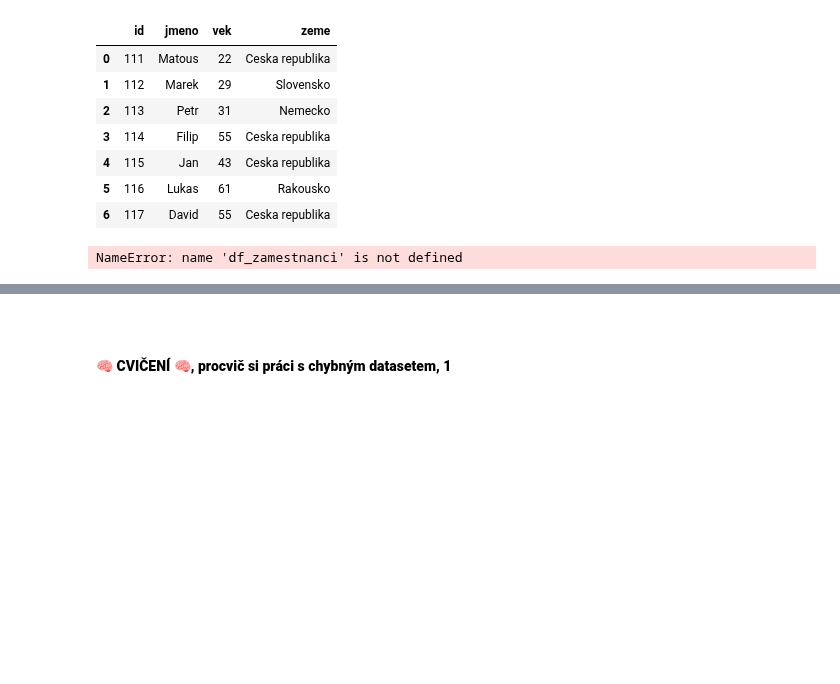
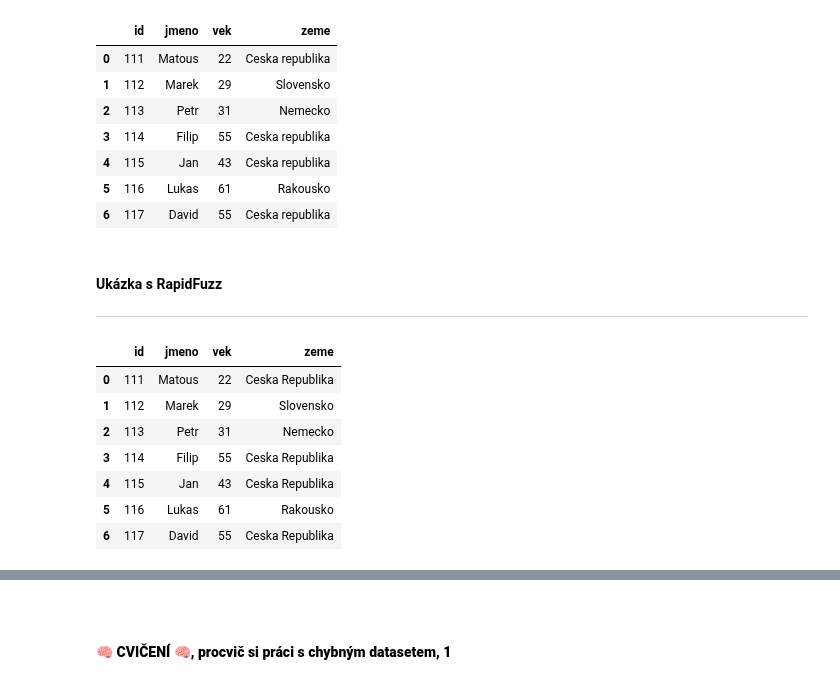
Before and after one commit to Bralor/python-data-2024, a Jupyter notebook: shared/notebooks/lesson05_eop.ipynb, the cells around one changed output, grey strips where cells are left out. Saved outputs shown, nothing was run; the diff lists cells and outputs as text; code cells hidden in the pictures; blank space fills up the shorter version.

```diff
--- a/shared/notebooks/lesson05_eop.ipynb
+++ b/shared/notebooks/lesson05_eop.ipynb
@@ -619,12 +634,10 @@ Pro menší datasety s chybějícími mezerami aj., může tato knihovna pracova
 
 Účel této knihovny je rozpoznat podobné řetězce, jaké
 # %%
-shodne = fuzzywuzzy.process.extract(
-    "Ceska republika",  # 'ceska repoblika'
-    zamestnanci_df["zeme"],
-    limit=6,
-    scorer=fuzzywuzzy.fuzz.token_sort_ratio
-)
+shodne = fuzzywuzzy.process.extract("Ceska republika",  # 'ceska repoblika'
+                                    zamestnanci_df["zeme"],
+                                    limit=6,
+                                    scorer=fuzzywuzzy.fuzz.token_sort_ratio)
 # %% [markdown]
 <br>
 
@@ -728,16 +743,18 @@ zamestnanci_df
 | 6 | 117 | David | 55 | Ceska republika |
 # %%
 def nahrad_shody_stringem(dframe, jmeno_sloupce, vzor, min_shoda=90):
-    vsechny_stringy = dframe[sloupec].unique()
+    vsechny_stringy = dframe[jmeno_sloupce].unique()
 
     shody = fuzzywuzzy.process.extract(vzor, vsechny_stringy, limit=5,
                                        scorer=fuzzywuzzy.fuzz.token_sort_ratio)
 
     nejblizsi_shoda = [shoda [0] for shoda in shody if shoda[1] >= min_shoda]
 
-    shodujici_zaznam = dframe[sloupec].isin(nejblizsi_shoda)
-    dframe.loc[shodujici_zaznam, sloupec] = vzor
+    shodujici_zaznam = dframe[jmeno_sloupce].isin(nejblizsi_shoda)
+    dframe.loc[shodujici_zaznam, jmeno_sloupce] = vzor
 # %%
-nahrad_shody_stringem(dframe=df_zamestnanci, jmeno_sloupce="zeme", vzor="Ceska republika")
+nahrad_shody_stringem(dframe=zamestnanci_df, jmeno_sloupce="zeme", vzor="Ceska republika")
-# %% [output]
-NameError: name 'df_zamestnanci' is not defined
+# %% [markdown]
+#### Ukázka s RapidFuzz
+
+---
@@ -743,0 +765,28 @@ NameError: name 'df_zamestnanci' is not defined
+# %%
+def nahrad_shody_stringem(dframe, jmeno_sloupce, vzor, min_shoda=90):
+    vsechny_stringy = dframe[jmeno_sloupce].unique()
+
+    shody = process.extract(
+        vzor,
+        vsechny_stringy,
+        scorer=fuzz.token_sort_ratio,
+        limit=5
+    )
+
+    nejblizsi_shody = [shoda[0] for shoda in shody if shoda[1] >= min_shoda]
+
+    shodujici_zaznam = dframe[jmeno_sloupce].isin(nejblizsi_shody)
+    dframe.loc[shodujici_zaznam, jmeno_sloupce] = vzor
+
+    return dframe
+# %%
+nahrad_shody_stringem(zamestnanci_df, "zeme", "Ceska Republika", min_shoda=85)
+# %% [output]
+|  | id | jmeno | vek | zeme |
+| 0 | 111 | Matous | 22 | Ceska Republika |
+| 1 | 112 | Marek | 29 | Slovensko |
+| 2 | 113 | Petr | 31 | Nemecko |
+| 3 | 114 | Filip | 55 | Ceska Republika |
+| 4 | 115 | Jan | 43 | Ceska Republika |
+| 5 | 116 | Lukas | 61 | Rakousko |
+| 6 | 117 | David | 55 | Ceska Republika |
```
Also changed, not shown: parts of 19 cells of this notebook.
